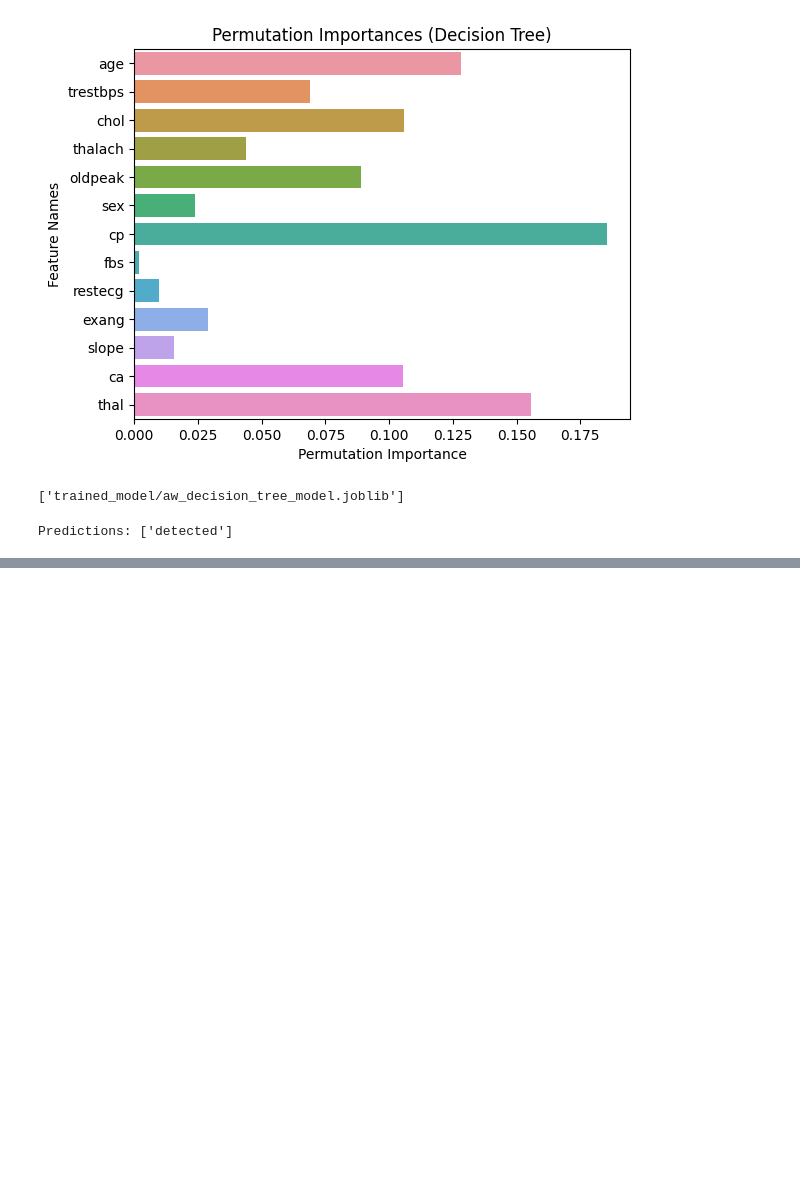
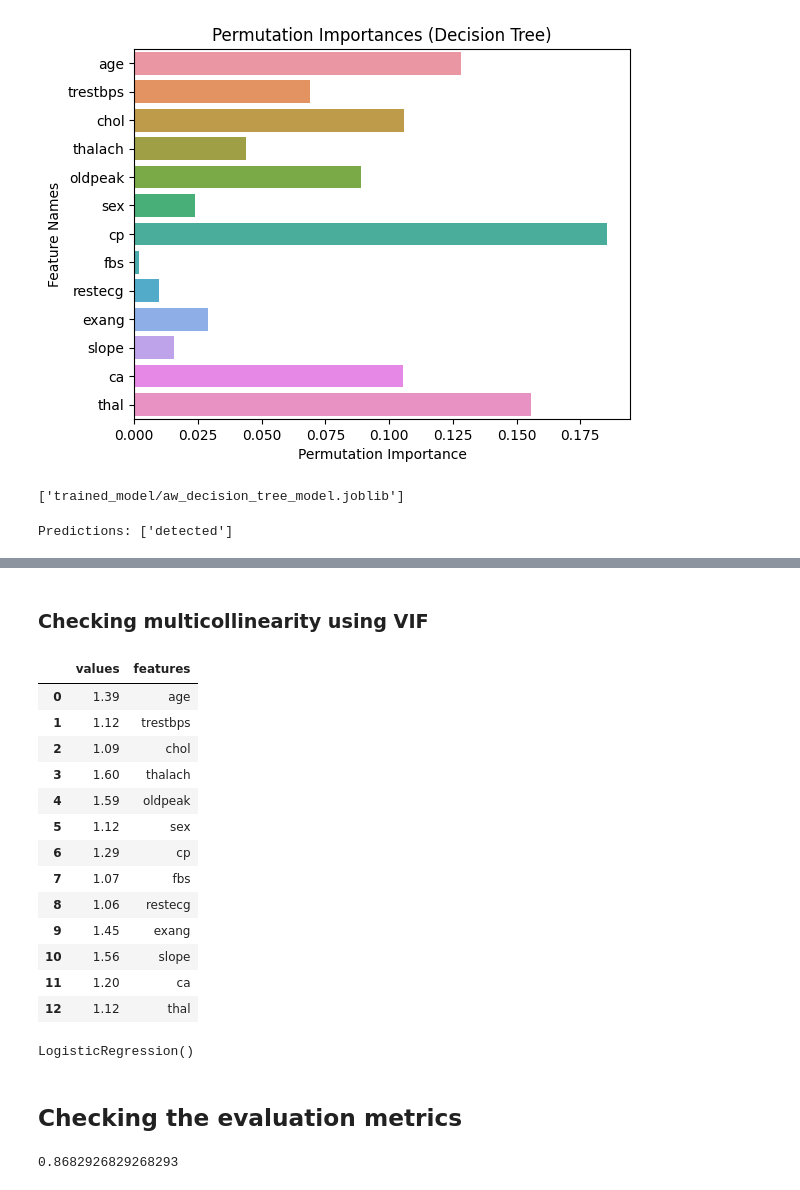
Before and after one commit to karhong-sam/project-wqd7003-ds-analysis, a Jupyter notebook: albert_EDA_trial.ipynb, the cells around one changed output, grey strips where cells are left out. Drawn from its saved outputs; the diff is of its cells as text; code cells hidden in the pictures; blank space fills up the shorter version.

Commit message:
Added ML model for Logistic Regression and Random Forest.

```diff
--- a/albert_EDA_trial.ipynb
+++ b/albert_EDA_trial.ipynb
@@ -555,0 +563,6 @@ Predictions: ['detected']
+# %%
+x = clean_df.drop(columns = 'target')
+y = clean_df['target']
+# %%
+x_scaled = StandardScaler()
+x_scaled = x_scaled.fit_transform(X)
@@ -555,0 +585,24 @@ Predictions: ['detected']
+# %% [markdown]
+### Checking multicollinearity using VIF
+# %%
+from statsmodels.stats.outliers_influence import variance_inflation_factor
+vif = pd.DataFrame()
+variables = x_scaled
+vif['values'] = [variance_inflation_factor(variables, i) for i in range(x.shape[1])]
+vif['features'] = x.columns
+vif
+# %% [output]
+|  | values | features |
+| 0 | 1.39 | age |
+| 1 | 1.12 | trestbps |
+| 2 | 1.09 | chol |
+| 3 | 1.60 | thalach |
+| 4 | 1.59 | oldpeak |
+| 5 | 1.12 | sex |
+| 6 | 1.29 | cp |
+| 7 | 1.07 | fbs |
+| 8 | 1.06 | restecg |
+| 9 | 1.45 | exang |
+| 10 | 1.56 | slope |
+| 11 | 1.20 | ca |
+| 12 | 1.12 | thal |
@@ -555,0 +611,7 @@ Predictions: ['detected']
+# %%
+from sklearn.linear_model import LogisticRegression
+
+log_reg = LogisticRegression()
+log_reg.fit(x_train,y_train)
+# %% [output]
+LogisticRegression()
@@ -555,0 +620,7 @@ Predictions: ['detected']
+# %% [markdown]
+## Checking the evaluation metrics
+# %%
+acc = accuracy_score(y_test,y_pred)
+acc
+# %% [output]
+0.8682926829268293
```
Also changed, not shown: parts of 12 cells of this notebook.
